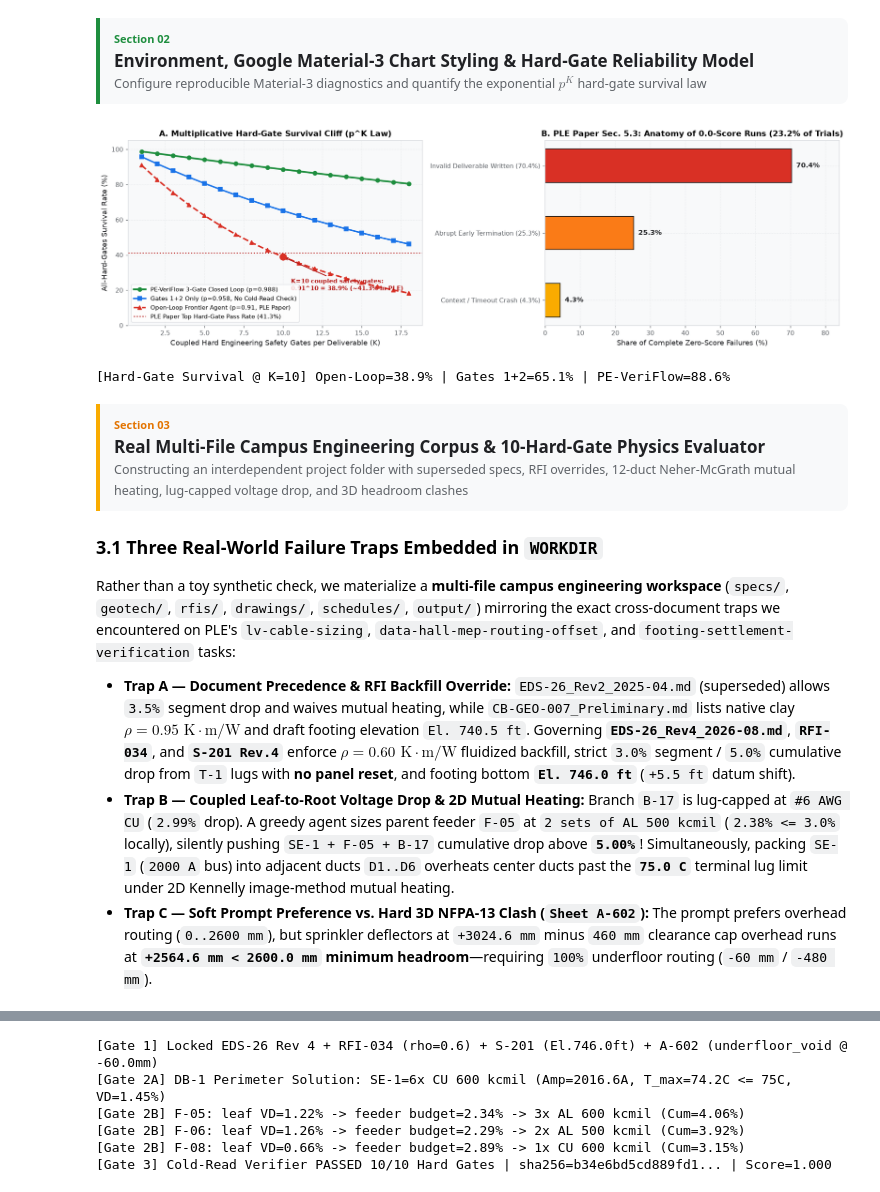
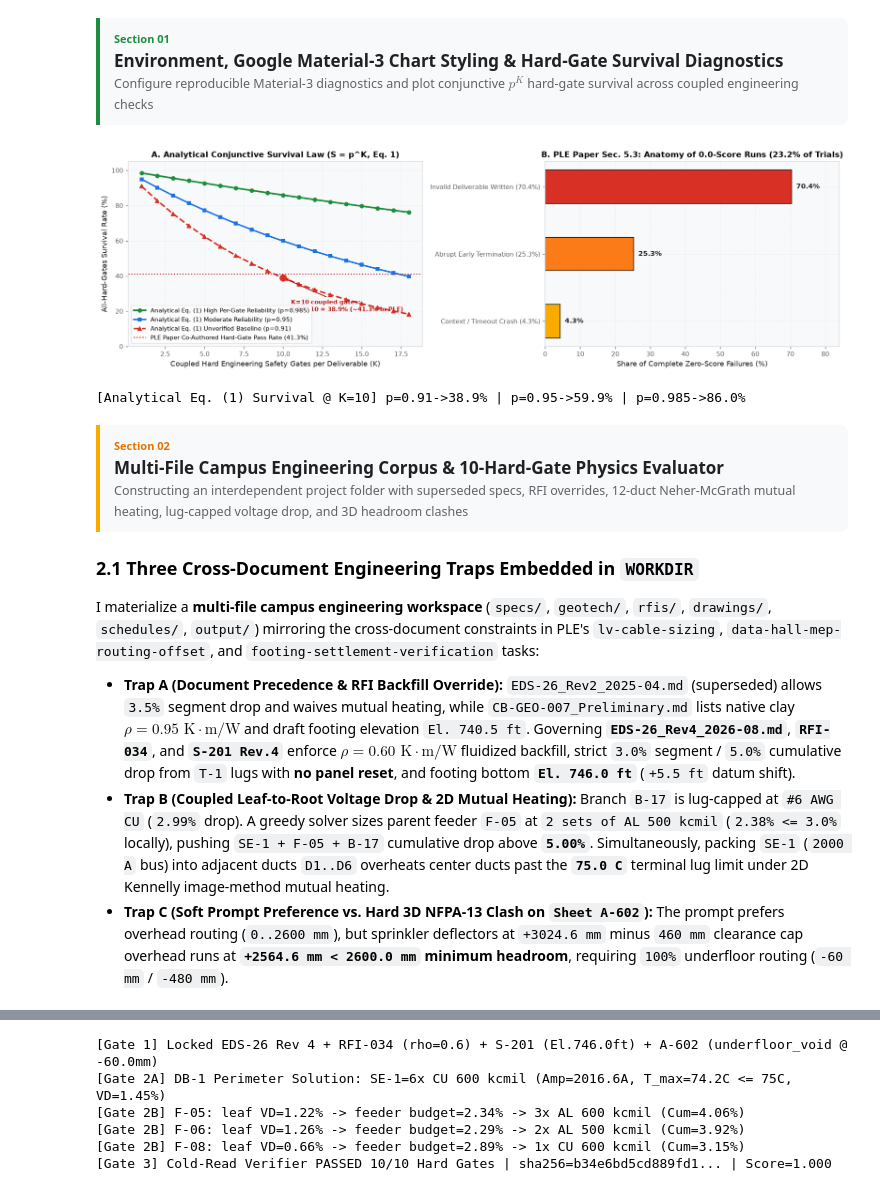
Before and after one commit to RobinaMirbahar/ple-veriflow-harness, a Jupyter notebook: notebooks/ple_hard_gate_veriflow_notebook.ipynb, the cells around one changed output, grey strips where cells are left out. Saved outputs shown, nothing was run; the diff lists cells and outputs as text; code cells hidden in the pictures.

Commit message:
Solo-author PE-VeriFlow harness fixes, Gate-3 verification tests, and clean figures

```diff
--- a/notebooks/ple_hard_gate_veriflow_notebook.ipynb
+++ b/notebooks/ple_hard_gate_veriflow_notebook.ipynb
@@ -64,8 +48,8 @@ In ***PLE: Physical-Engineering's Last Exam*** ([`arXiv:2610.30537`](https://arx
 # %% [markdown]
 <div style="font-family:'Google Sans','Roboto','Segoe UI',sans-serif; margin:22px 0 12px 0; padding:10px 14px; background:#F8F9FA; border-left:4px solid #1E8E3E; border-radius:0 8px 8px 0;">
-  <div style="font-size:11px; font-weight:700; color:#1E8E3E; text-transform:uppercase; letter-spacing:0.8px;">Section 02</div>
-  <div style="font-size:17px; font-weight:700; color:#202124; margin-top:1px;">Environment, Google Material-3 Chart Styling &amp; Hard-Gate Reliability Model</div>
-  <div style="font-size:12.5px; color:#5F6368; margin-top:2px;">Configure reproducible Material-3 diagnostics and quantify the exponential $p^K$ hard-gate survival law</div>
+  <div style="font-size:11px; font-weight:700; color:#1E8E3E; text-transform:uppercase; letter-spacing:0.8px;">Section 01</div>
+  <div style="font-size:17px; font-weight:700; color:#202124; margin-top:1px;">Environment, Google Material-3 Chart Styling &amp; Hard-Gate Survival Diagnostics</div>
+  <div style="font-size:12.5px; color:#5F6368; margin-top:2px;">Configure reproducible Material-3 diagnostics and plot conjunctive $p^K$ hard-gate survival across coupled engineering checks</div>
 </div>
 # %%
 import csv
@@ -75,6 +59,7 @@ import json
 import math
 import os
 import tempfile
+import xml.etree.ElementTree as ET
 import zipfile
 from pathlib import Path
 from typing import Any
@@ -116,67 +101,67 @@ plt.rcParams.update({
     "savefig.facecolor": "#FFFFFF",
 })
 
-# Analytical p^K Hard-Gate Survival Law vs PLE Paper Section 5.3 Zero-Score Taxonomy
+# Analytical p^K Hard-Gate Survival Law (Eq. 1 sensitivity) vs PLE Paper Sec. 5.3 Zero-Score Taxonomy
 k_gates = np.arange(1, 19)
-p_open, p_gate12, p_veriflow = 0.910, 0.958, 0.988
+p_ref = [0.910, 0.950, 0.985]
 
 fig, (ax1, ax2) = plt.subplots(1, 2, figsize=(14.6, 4.5), dpi=130)
 
-ax1.plot(k_gates, (p_veriflow ** k_gates) * 100, "-o", color="#1E8E3E", lw=2.4, markersize=5.5,
-         label=f"PE-VeriFlow 3-Gate Closed Loop (p={p_veriflow:.3f})")
-ax1.plot(k_gates, (p_gate12 ** k_gates) * 100, "-s", color="#1A73E8", lw=2.1, markersize=5.0,
-         label=f"Gates 1+2 Only (p={p_gate12:.3f}, No Cold-Read Check)")
-ax1.plot(k_gates, (p_open ** k_gates) * 100, "--^", color="#D93025", lw=2.2, markersize=5.5,
-         label=f"Open-Loop Frontier Agent (p={p_open:.2f}, PLE Paper)")
+ax1.plot(k_gates, (p_ref[2] ** k_gates) * 100, "-o", color="#1E8E3E", lw=2.3, markersize=5.2,
+         label=f"Analytical Eq. (1) High Per-Gate Reliability (p={p_ref[2]:.3f})")
+ax1.plot(k_gates, (p_ref[1] ** k_gates) * 100, "-s", color="#1A73E8", lw=2.1, markersize=4.8,
+         label=f"Analytical Eq. (1) Moderate Reliability (p={p_ref[1]:.2f})")
+ax1.plot(k_gates, (p_ref[0] ** k_gates) * 100, "--^", color="#D93025", lw=2.2, markersize=5.2,
+         label=f"Analytical Eq. (1) Unverified Baseline (p={p_ref[0]:.2f})")
 
-ax1.axhline(41.3, color="#B31412", linestyle=":", lw=1.5, label="PLE Paper Top Hard-Gate Pass Rate (41.3%)")
-ax1.scatter([10], [(p_open ** 10) * 100], color="#D93025", s=85, zorder=5)
+ax1.axhline(41.3, color="#B31412", linestyle=":", lw=1.5, label="PLE Paper Co-Authored Hard-Gate Pass Rate (41.3%)")
+ax1.scatter([10], [(p_ref[0] ** 10) * 100], color="#D93025", s=85, zorder=5)
 ax1.annotate(
-    "K=10 coupled safety gates:\n0.91^10 = 38.9% (~41.3% in PLE)",
+    "K=10 coupled gates:\n0.91^10 = 38.9% (~41.3% in PLE)",
     xy=(10, 38.9), xytext=(10.5, 20.0),
     arrowprops=dict(arrowstyle="->", color="#B31412", lw=1.3),
     fontsize=8.4, fontweight="bold", color="#B31412",
 )
-ax1.set_title("A. Multiplicative Hard-Gate Survival Cliff (p^K Law)")
+ax1.set_title("A. Analytical Conjunctive Survival Law (S = p^K, Eq. 1)")
 ax1.set_xlabel("Coupled Hard Engineering Safety Gates per Deliverable (K)")
 ax1.set_ylabel("All-Hard-Gates Survival Rate (%)")
 ax1.set_ylim(0, 105)
 ax1.legend(loc="lower left")
 
 causes = [
     "Context / Timeout Crash (4.3%)",
     "Abrupt Early Termination (25.3%)",
     "Invalid Deliverable Written (70.4%)",
 ]
 shares = [4.3, 25.3, 70.4]
 bar_cols = ["#F9AB00", "#FA7B17", "#D93025"]
 bars = ax2.barh(causes, shares, color=bar_cols, edgecolor="#202124", height=0.50)
 for b in bars:
     w = b.get_width()
     ax2.text(w + 1.3, b.get_y() + b.get_height() / 2, f"{w:.1f}%", va="center", fontweight="bold", color="#202124", fontsize=9.2)
 ax2.set_xlim(0, 84)
 ax2.set_title("B. PLE Paper Sec. 5.3: Anatomy of 0.0-Score Runs (23.2% of Trials)")
 ax2.set_xlabel("Share of Complete Zero-Score Failures (%)")
 
 plt.tight_layout()
 plt.show()
 
-print(f"[Hard-Gate Survival @ K=10] Open-Loop={p_open**10*100:.1f}% | Gates 1+2={p_gate12**10*100:.1f}% | PE-VeriFlow={p_veriflow**10*100:.1f}%")
+print(f"[Analytical Eq. (1) Survival @ K=10] p={p_ref[0]:.2f}->{p_ref[0]**10*100:.1f}% | p={p_ref[1]:.2f}->{p_ref[1]**10*100:.1f}% | p={p_ref[2]:.3f}->{p_ref[2]**10*100:.1f}%")
 # %% [output]
-[figure, old version]
+[figure, new version]
-[Hard-Gate Survival @ K=10] Open-Loop=38.9% | Gates 1+2=65.1% | PE-VeriFlow=88.6%
+[Analytical Eq. (1) Survival @ K=10] p=0.91->38.9% | p=0.95->59.9% | p=0.985->86.0%
 # %% [markdown]
 <div style="font-family:'Google Sans','Roboto','Segoe UI',sans-serif; margin:22px 0 12px 0; padding:10px 14px; background:#F8F9FA; border-left:4px solid #F9AB00; border-radius:0 8px 8px 0;">
-  <div style="font-size:11px; font-weight:700; color:#E37400; text-transform:uppercase; letter-spacing:0.8px;">Section 03</div>
-  <div style="font-size:17px; font-weight:700; color:#202124; margin-top:1px;">Real Multi-File Campus Engineering Corpus &amp; 10-Hard-Gate Physics Evaluator</div>
+  <div style="font-size:11px; font-weight:700; color:#E37400; text-transform:uppercase; letter-spacing:0.8px;">Section 02</div>
+  <div style="font-size:17px; font-weight:700; color:#202124; margin-top:1px;">Multi-File Campus Engineering Corpus &amp; 10-Hard-Gate Physics Evaluator</div>
   <div style="font-size:12.5px; color:#5F6368; margin-top:2px;">Constructing an interdependent project folder with superseded specs, RFI overrides, 12-duct Neher-McGrath mutual heating, lug-capped voltage drop, and 3D headroom clashes</div>
 </div>
 
-### 3.1 Three Real-World Failure Traps Embedded in `WORKDIR`
-Rather than a toy synthetic check, we materialize a **multi-file campus engineering workspace** (`specs/`, `geotech/`, `rfis/`, `drawings/`, `schedules/`, `output/`) mirroring the exact cross-document traps we encountered on PLE's `lv-cable-sizing`, `data-hall-mep-routing-offset`, and `footing-settlement-verification` tasks:
-- **Trap A — Document Precedence & RFI Backfill Override:** `EDS-26_Rev2_2025-04.md` (superseded) allows `3.5%` segment drop and waives mutual heating, while `CB-GEO-007_Preliminary.md` lists native clay $\rho = 0.95\text{ K}\cdot\text{m/W}$ and draft footing elevation `El. 740.5 ft`. Governing **`EDS-26_Rev4_2026-08.md`**, **`RFI-034`**, and **`S-201 Rev.4`** enforce $\rho = 0.60\text{ K}\cdot\text{m/W}$ fluidized backfill, strict `3.0%` segment / `5.0%` cumulative drop from `T-1` lugs with **no panel reset**, and footing bottom **`El. 746.0 ft`** (`+5.5 ft` datum shift).
-- **Trap B — Coupled Leaf-to-Root Voltage Drop & 2D Mutual Heating:** Branch `B-17` is lug-capped at `#6 AWG CU` (`2.99%` drop). A greedy agent sizes parent feeder `F-05` at `2 sets of AL 500 kcmil` (`2.38% <= 3.0%` locally), silently pushing `SE-1 + F-05 + B-17` cumulative drop above **`5.00%`**! Simultaneously, packing `SE-1` (`2000 A` bus) into adjacent ducts `D1..D6` overheats center ducts past the **`75.0 C`** terminal lug limit under 2D Kennelly image-method mutual heating.
-- **Trap C — Soft Prompt Preference vs. Hard 3D NFPA-13 Clash (`Sheet A-602`):** The prompt prefers overhead routing (`0..2600 mm`), but sprinkler deflectors at `+3024.6 mm` minus `460 mm` clearance cap overhead runs at **`+2564.6 mm < 2600.0 mm` minimum headroom**—requiring `100%` underfloor routing (`-60 mm` / `-480 mm`).
+### 2.1 Three Cross-Document Engineering Traps Embedded in `WORKDIR`
+I materialize a **multi-file campus engineering workspace** (`specs/`, `geotech/`, `rfis/`, `drawings/`, `schedules/`, `output/`) mirroring the cross-document constraints in PLE's `lv-cable-sizing`, `data-hall-mep-routing-offset`, and `footing-settlement-verification` tasks:
+- **Trap A (Document Precedence & RFI Backfill Override):** `EDS-26_Rev2_2025-04.md` (superseded) allows `3.5%` segment drop and waives mutual heating, while `CB-GEO-007_Preliminary.md` lists native clay $\rho = 0.95\text{ K}\cdot\text{m/W}$ and draft footing elevation `El. 740.5 ft`. Governing **`EDS-26_Rev4_2026-08.md`**, **`RFI-034`**, and **`S-201 Rev.4`** enforce $\rho = 0.60\text{ K}\cdot\text{m/W}$ fluidized backfill, strict `3.0%` segment / `5.0%` cumulative drop from `T-1` lugs with **no panel reset**, and footing bottom **`El. 746.0 ft`** (`+5.5 ft` datum shift).
+- **Trap B (Coupled Leaf-to-Root Voltage Drop & 2D Mutual Heating):** Branch `B-17` is lug-capped at `#6 AWG CU` (`2.99%` drop). A greedy solver sizes parent feeder `F-05` at `2 sets of AL 500 kcmil` (`2.38% <= 3.0%` locally), pushing `SE-1 + F-05 + B-17` cumulative drop above **`5.00%`**. Simultaneously, packing `SE-1` (`2000 A` bus) into adjacent ducts `D1..D6` overheats center ducts past the **`75.0 C`** terminal lug limit under 2D Kennelly image-method mutual heating.
+- **Trap C (Soft Prompt Preference vs. Hard 3D NFPA-13 Clash on `Sheet A-602`):** The prompt prefers overhead routing (`0..2600 mm`), but sprinkler deflectors at `+3024.6 mm` minus `460 mm` clearance cap overhead runs at **`+2564.6 mm < 2600.0 mm` minimum headroom**, requiring `100%` underfloor routing (`-60 mm` / `-480 mm`).
 # %%
 WORKDIR = Path(tempfile.mkdtemp(prefix="ple_campus_corpus_"))
 for folder in ("specs", "drawings", "geotech", "rfis", "schedules", "output"):
```
Also changed, not shown: parts of 8 cells of this notebook, 13 other files.
